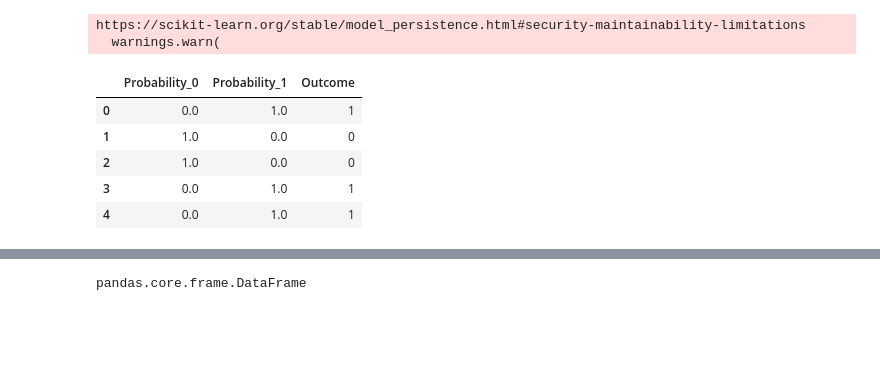
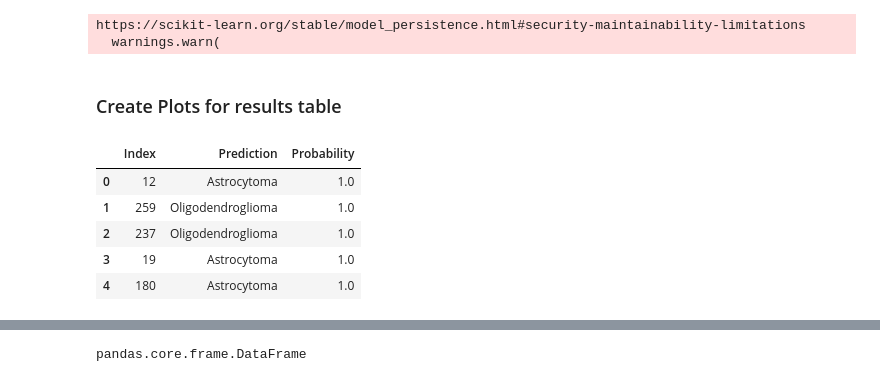
Before and after one commit to Klara-haas/brain_proteomics, a Jupyter notebook: api/jfschulz_notebooks/jfschulz_api.ipynb, the cells around one changed output, grey strips where cells are left out. Cells and saved outputs as stored; diff of their text form; code cells hidden in the pictures; blank space fills up the shorter version.

```diff
--- a/api/jfschulz_notebooks/jfschulz_api.ipynb
+++ b/api/jfschulz_notebooks/jfschulz_api.ipynb
@@ -964,18 +940,0 @@ https://scikit-learn.org/stable/model_persistence.html#security-maintainability-
-# %%
-# transform dictionary output into dataframe and bring data frame to final display shape
-result_df = pd.DataFrame(prediction).transpose()
-result_df = result_df.rename(columns={0: "Probability_Dendrogiloma",
-                                      1: "Probability_Astrocytoma",
-                                      2: "Outcome"})
-
-result_df["Prediction"] = result_df["Outcome"].apply(lambda x: "Oligodendroglioma" if x == 0 else "Astrocytoma")
-
-result_df["Probability"] = np.where(result_df["Outcome"] == 0,
-                                result_df["Probability_Dendrogiloma"],
-                                result_df["Probability_Astrocytoma"])
-
-result_df = result_df[["Prediction", "Probability"]]
-
-final_df = df_upload[["Identifier"]].merge(result_df, left_index=True, right_index=True) # add idenfitier column from uploaded dataframe back to output
-
-#final_df.sort_values(by=['Identifier'])
@@ -1009,15 +965,18 @@ result = pd.merge(prob,outcome, left_index=True, right_index=True)
 ✅ Data cleaned
 https://scikit-learn.org/stable/model_persistence.html#security-maintainability-limitations
   warnings.warn(
+# %% [markdown]
+### Create Plots for results table
 # %%
-result.head()
+import plotly.express as px
+result_df.head()
 # %% [output]
-|  | Probability_0 | Probability_1 | Outcome |
-| 0 | 0.0 | 1.0 | 1 |
-| 1 | 1.0 | 0.0 | 0 |
-| 2 | 1.0 | 0.0 | 0 |
-| 3 | 0.0 | 1.0 | 1 |
-| 4 | 0.0 | 1.0 | 1 |
+|  | Index | Prediction | Probability |
+| 0 | 12 | Astrocytoma | 1.0 |
+| 1 | 259 | Oligodendroglioma | 1.0 |
+| 2 | 237 | Oligodendroglioma | 1.0 |
+| 3 | 19 | Astrocytoma | 1.0 |
+| 4 | 180 | Astrocytoma | 1.0 |
 # %%
 # this will be in the API
 # transform dictionary output into dataframe and bring data frame to final display shape
```
Also changed, not shown: parts of 5 cells of this notebook, 1 other file.
